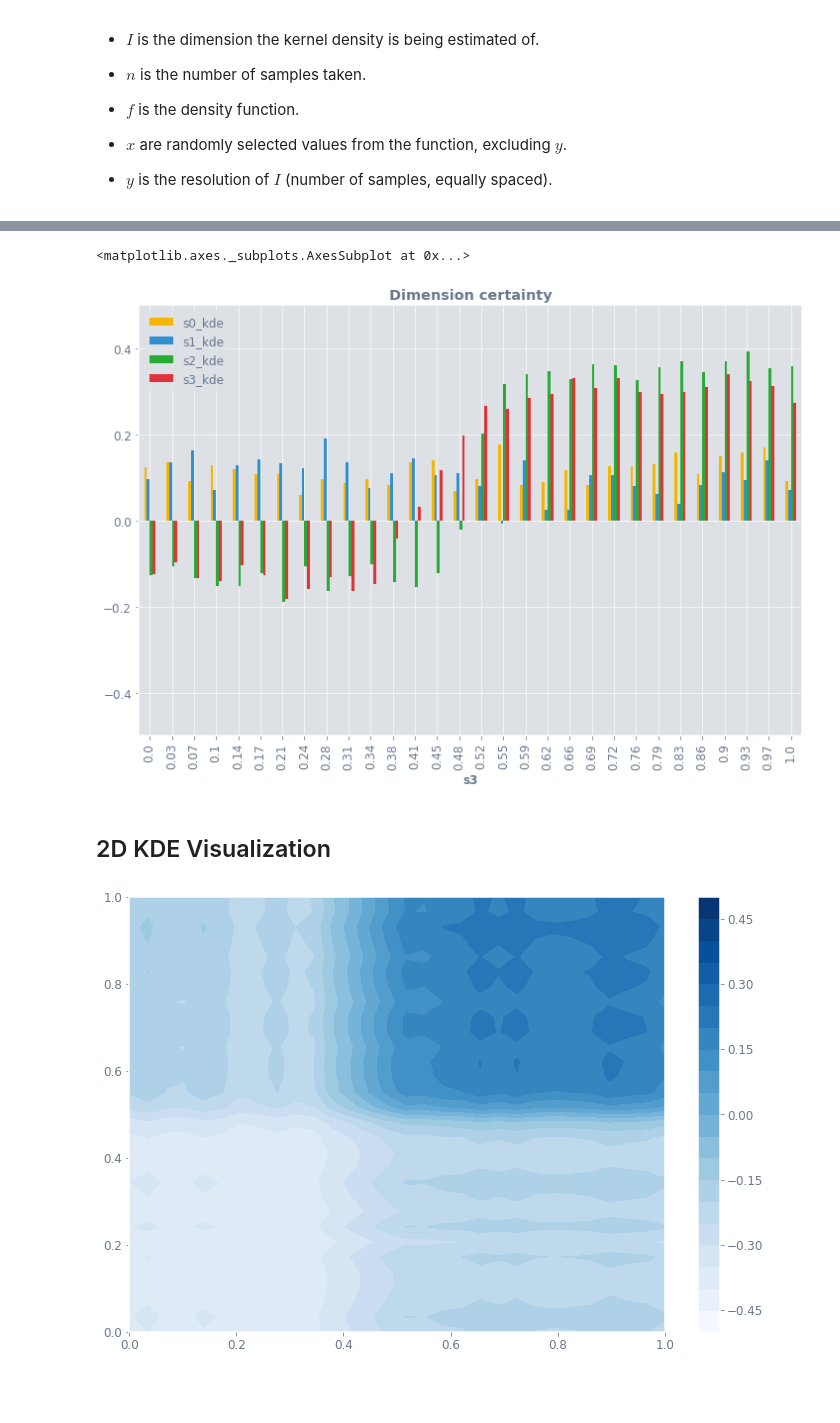
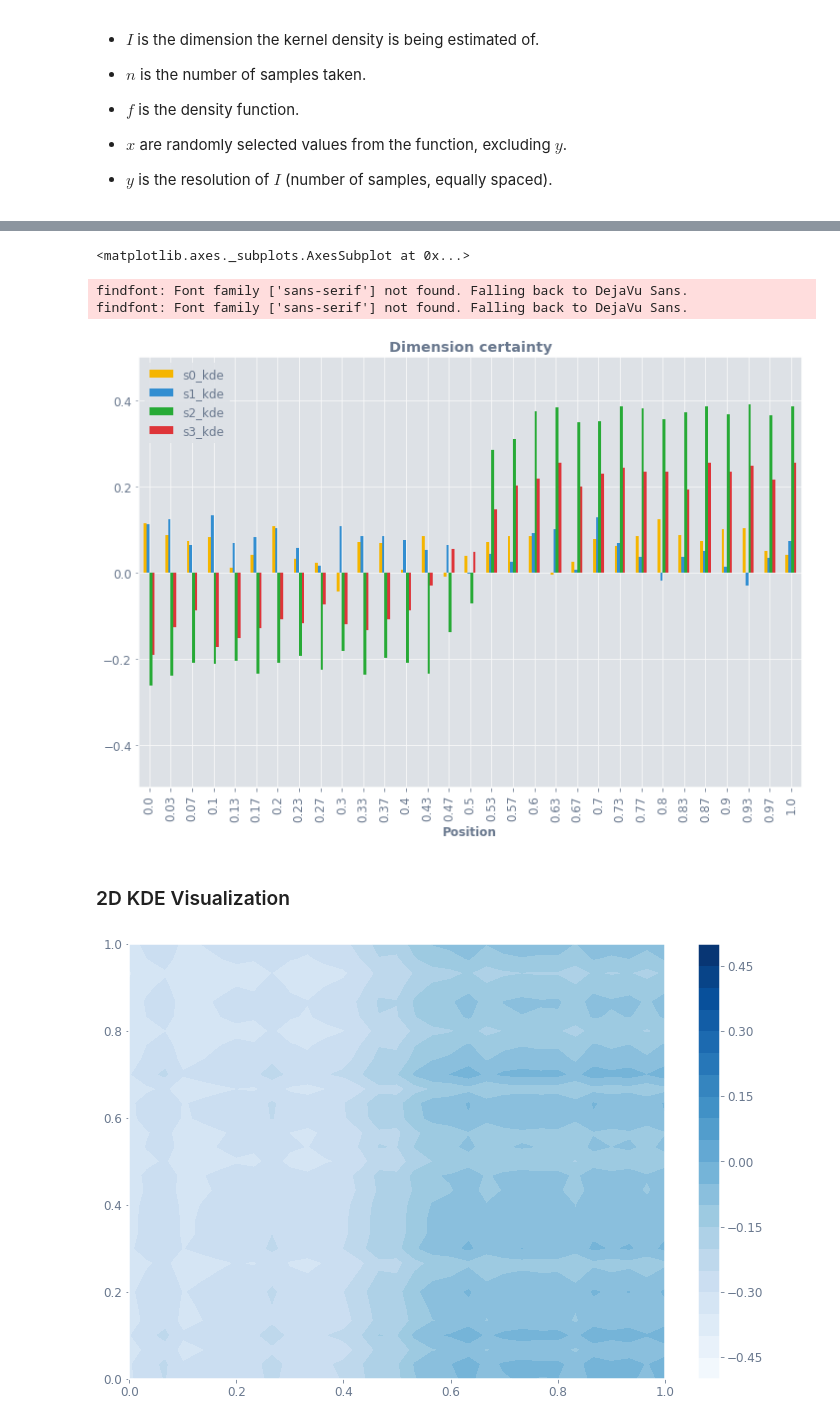
Before and after one commit to Ekrekr/ldr, a Jupyter notebook: introduction.ipynb, the cells around one changed output, grey strips where cells are left out. Cells and saved outputs as stored; diff of their text form; code cells hidden in the pictures; blank space fills up the shorter version.

```diff
--- a/introduction.ipynb
+++ b/introduction.ipynb
@@ -50,5 +52,6 @@ TODO: Change sclaing function to negate sparsity of data, saving the transform f
 # %%
 df = df.select_dtypes(include=np.number)
 scaled = pd.DataFrame(MinMaxScaler().fit_transform(df))
+scaled.columns = df.columns
 scaled.head()
 # %% [output]
@@ -87,7 +92,7 @@ X_train, X_test, y_train, y_test = train_test_split(scaled, np.array(species), t
 ## Classifier Training
 and prediction
 # %%
-clf = RandomForestClassifier(n_estimators=16, random_state=0)
+clf = RandomForestClassifier(n_estimators=100, random_state=0)
 clf.fit(X_train, y_train)
 # %% [output]
 RandomForestClassifier(bootstrap=True, class_weight=None, criterion='gini',
@@ -143,15 +148,14 @@ where
 
 * $y$ is the resolution of $I$ (number of samples, equally spaced).
 # %%
-def monte_carlo_integrate(df, column, clf, n=100, y=11):
+def naive_mc_integrate(df, column, clf, n=100, Y=np.linspace(0, 1, 11), v=True):
     y_column = column  # The dimension to estimate kde of.
     y_index = df.columns.get_loc(y_column)  # The index of that dimension.
-    y_vals = np.linspace(0, 1, y)  # The values of the dimension to estimate density at.
     f = lambda x: clf.predict_proba([x])[0][1]
     d = df.shape[1] # Number of dimensions.
 
     I = []
-    for q in y_vals:
+    for q in Y:
         q_val = []
         for i in range(n):
             # Draw random sample from the sample space.
@@ -166,11 +170,13 @@ def monte_carlo_integrate(df, column, clf, n=100, y=11):
         I.append(q_val)
 
     I = np.array(I)
-#     I = I - 0.5
-    return I, y_vals
+    if v:
+        print("Integration complete for", column)
+    return I
 # %%
-s0_kde, y_vals = monte_carlo_integrate(df, "s0", clf, y=30)
-s1_kde, _ = monte_carlo_integrate(df, "s1", clf, y=30)
-s2_kde, _ = monte_carlo_integrate(df, "s2", clf, y=30)
-s3_kde, _ = monte_carlo_integrate(df, "s3", clf, y=30)
+y_vals = np.linspace(0, 1, 31)
+s0_kde = naive_mc_integrate(df, "s0", clf, Y=y_vals)
+s1_kde = naive_mc_integrate(df, "s1", clf, Y=y_vals)
+s2_kde = naive_mc_integrate(df, "s2", clf, Y=y_vals)
+s3_kde = naive_mc_integrate(df, "s3", clf, Y=y_vals)
 # %% [markdown]
@@ -184,15 +190,17 @@ viz_df = pd.DataFrame({"s0_kde": s0_kde-0.5,
 # %%
-viz_df.plot.bar(ylim=(-0.5, 0.5), x=y_column, title="Dimension certainty")
+viz_df.plot.bar(ylim=(-0.5, 0.5), x="Position", title="Dimension certainty")
 # %% [output]
 <matplotlib.axes._subplots.AxesSubplot at 0x...>
+findfont: Font family ['sans-serif'] not found. Falling back to DejaVu Sans.
+findfont: Font family ['sans-serif'] not found. Falling back to DejaVu Sans.
-[figure, old version]
+[figure, new version]
 # %% [markdown]
-## 2D KDE Visualization
+### 2D KDE Visualization
 # %%
-X, Y = np.meshgrid(y_vals, y_vals)
-Z = [[(i*j)-0.5 for i in s3_kde] for j in s2_kde]
-contours = plt.contourf(X, Y, Z, max_val=1, levels=np.linspace(-0.5, 0.5, 21))
+Xm, Ym = np.meshgrid(y_vals, y_vals)
+Zm = [[(i*j)-0.5 for i in s3_kde] for j in s1_kde]
+contours = plt.contourf(Xm, Ym, Zm, levels=np.linspace(-0.5, 0.5, 21))
 # plt.clabel(contours, inline=True)
 plt.colorbar();
 # %% [output]
-[figure, old version]
+[figure, new version]
```
Also changed, not shown: parts of 22 cells of this notebook, 1 other file.
